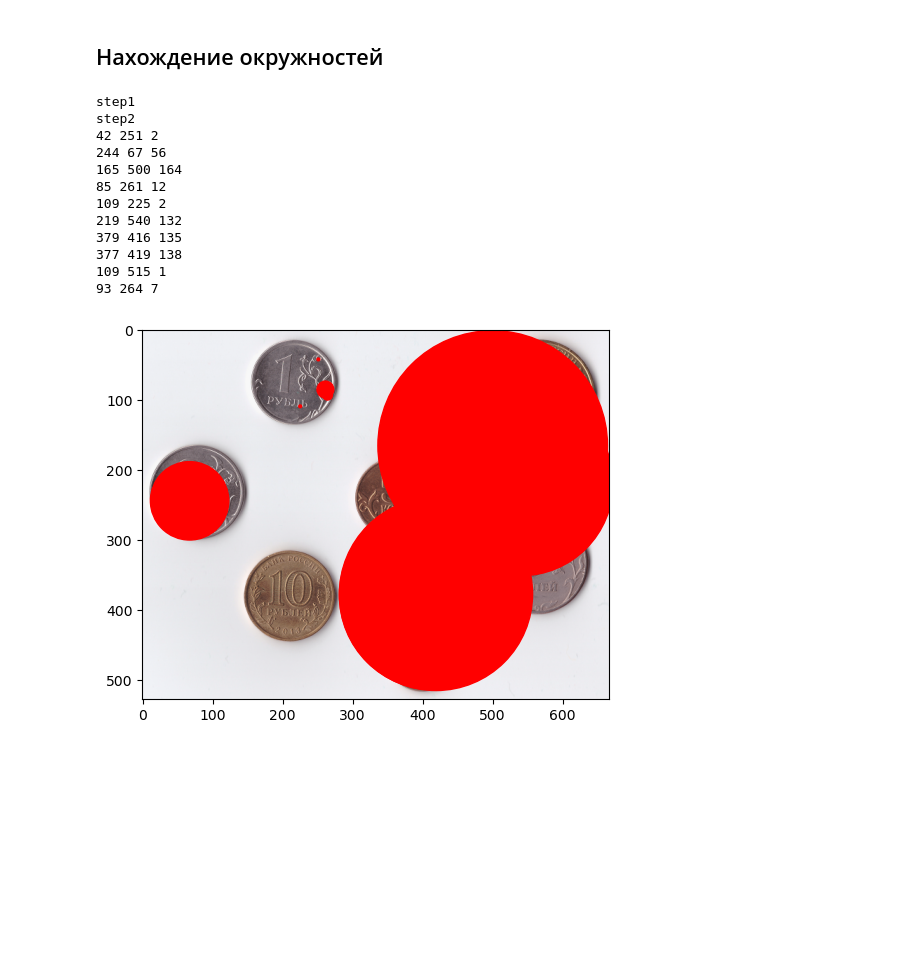
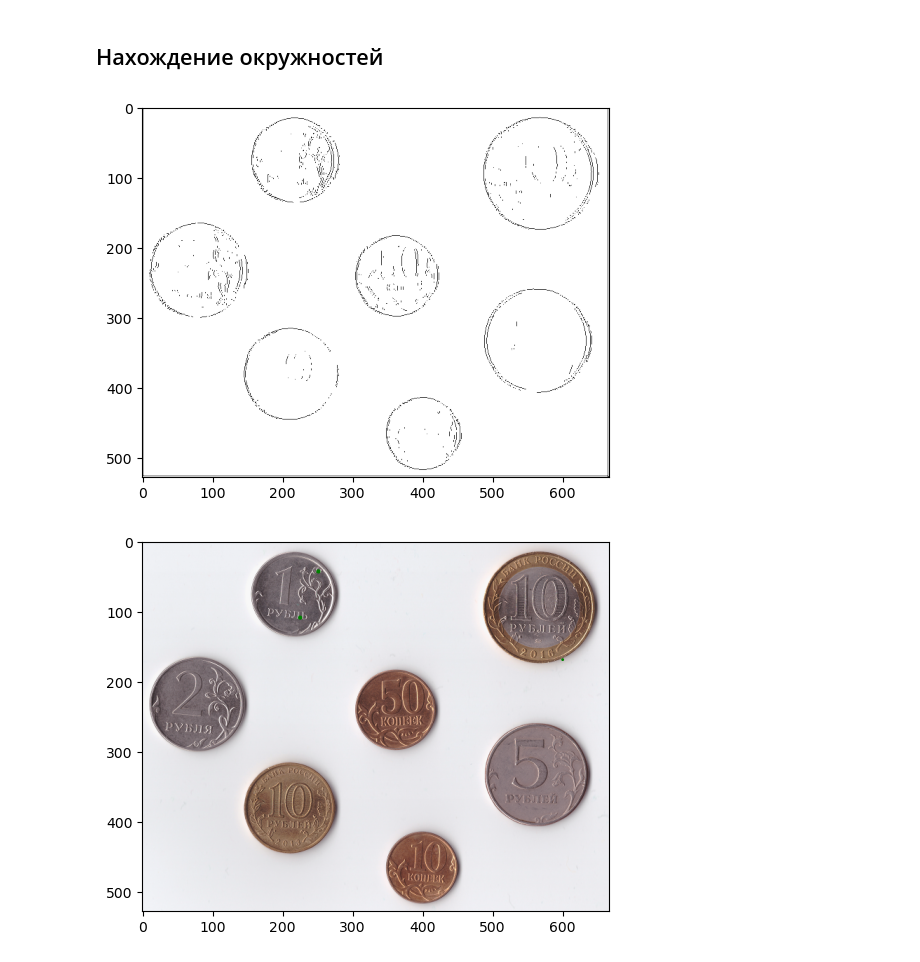
Before and after one commit to Str1kez/computer_vision, a Jupyter notebook: exercise4.ipynb, the cells around one changed output. Cells and saved outputs as stored; diff of their text form; code cells hidden in the pictures; blank space fills up the shorter version.

```diff
--- a/exercise4.ipynb
+++ b/exercise4.ipynb
@@ -342,22 +340,9 @@ def draw_circle(image, hough):
         plt.gca().add_artist(c)
     imshow(image)
+# %%
+image_after_kenny_operator = kenny_operator(magnitude, 200, 180)
+show_image(image_after_kenny_operator)
+# %% [output]
+[figure, added]
 # %%
 hough = hough_matrix_circle(image_after_kenny_operator, direction)
-print('step1')
-hough_circle_non_maximum_suppression(hough)
-print('step2')
-draw_circle(source_image, hough)
-# %% [output]
-step1
-step2
-42 251 2
-244 67 56
-165 500 164
-85 261 12
-109 225 2
-219 540 132
-379 416 135
-377 419 138
-109 515 1
-93 264 7
-[figure, removed]
@@ -363,0 +353,4 @@ step2
+# %%
+draw_circle(image, hough_copy)
+# %% [output]
+[figure, added]
```
Also changed, not shown: parts of 9 cells of this notebook, 7 other files.
